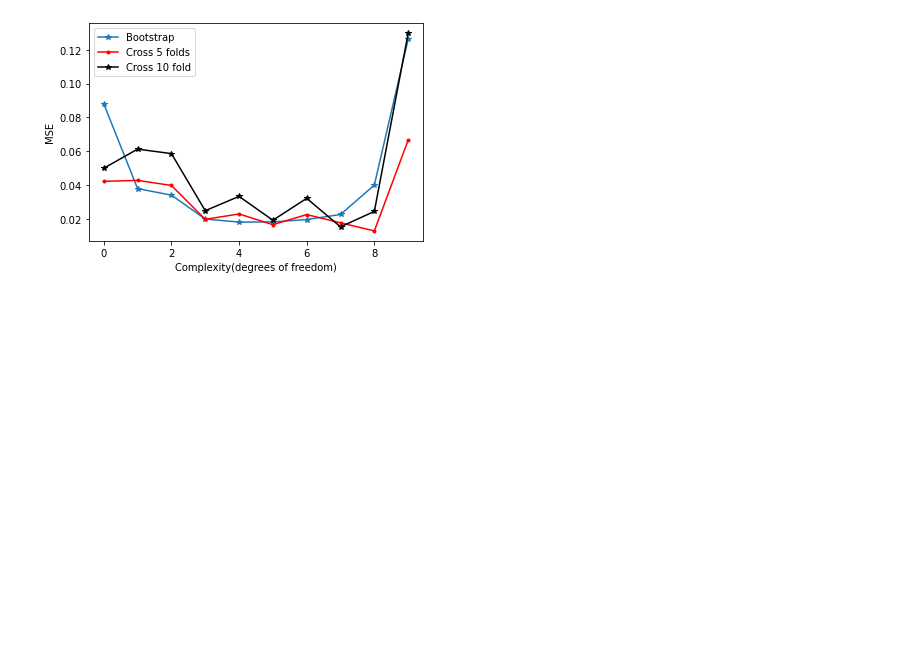
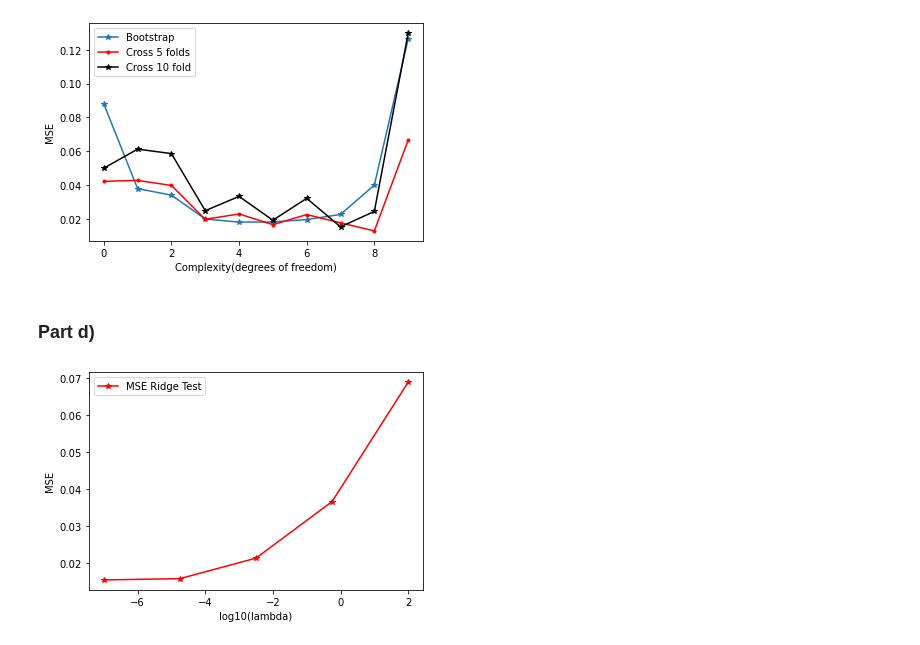
Before and after one commit to engyssimo/MLProjectNucphys, a Jupyter notebook: Project1/Hoa.ipynb, the cells around one changed output. Saved outputs shown, nothing was run; the diff lists cells and outputs as text; code cells hidden in the pictures; blank space fills up the shorter version.

```diff
--- a/Project1/Hoa.ipynb
+++ b/Project1/Hoa.ipynb
@@ -272,7 +273,7 @@ X = create_X(x,y,maxdegree)
 for i  in k_folds:
     X_train, X_test, z_train, z_test = train_test_split(X, z, test_size=0.2)
     z_train_tilde_ols , z_test_tilde_ols = OLS(X_train, X_test, z_train, z_test)
-    mse,z_pred = bootstrap(X_train, z_train,i)
+    mse,z_pred = bootstrap_OLS(X_train, z_train,i)
     MSE_boot.append(np.mean(mse))
 # %%
 maxdegree = 10
@@ -328,3 +316,49 @@ plt.legend()
 plt.show()
 # %% [output]
 [figure]
+# %% [markdown]
+### Part d)
+# %%
+def Ridge(lambd,X_train,z_train):
+    MSE_Ridge = np.zeros(2)
+# Since it relates to remove intercepts, better to use built in function in SKL
+    RegRidge = linear_model.Ridge(lambd,fit_intercept= True)
+    RegRidge.fit(X_train,z_train)
+    # and then make the prediction
+    z_tilde_train = RegRidge.predict(X_train)
+    z_tilde_test = RegRidge.predict(X_test)
+    MSE_Ridge[0] = mean_squared_error(z_train, z_tilde_train)
+    MSE_Ridge[1] = mean_squared_error(z_test, z_tilde_test )
+    return MSE_Ridge, z_tilde_test
+# %%
+degree = 5
+n_samples = 20
+
+np.random.seed(1)
+x0 = np.random.rand(n_samples)
+np.random.seed(2)
+y0 = np.random.rand(n_samples)
+
+x,y = np.meshgrid(x0,y0)
+X = create_X(x,y,degree)
+noise = 0.1*np.random.randn(X.shape[0])
+
+z = FrankeFunction(X[:,1],X[:,2]) + noise
+# %%
+X_train, X_test, z_train, z_test = train_test_split(X, z, test_size=0.3)
+nlambdas = 5
+lambd = np.logspace(-7, 2, nlambdas)
+MSE_test_Ridge = np.zeros(len(lambd))
+for i in range(len(lambd)):
+    MSE_Ridge,_ = Ridge(lambd[i],X_train,z_train)
+    MSE_test_Ridge[i] = MSE_Ridge[1]
+# %%
+plt.figure()
+plt.plot(np.log10(lambd), MSE_test_Ridge, 'r*-', label = 'MSE Ridge Test')
+
+plt.xlabel('log10(lambda)')
+plt.ylabel('MSE')
+plt.legend()
+plt.show()
+# %% [output]
+[figure, added]
```
Also changed, not shown: parts of 13 cells of this notebook.
